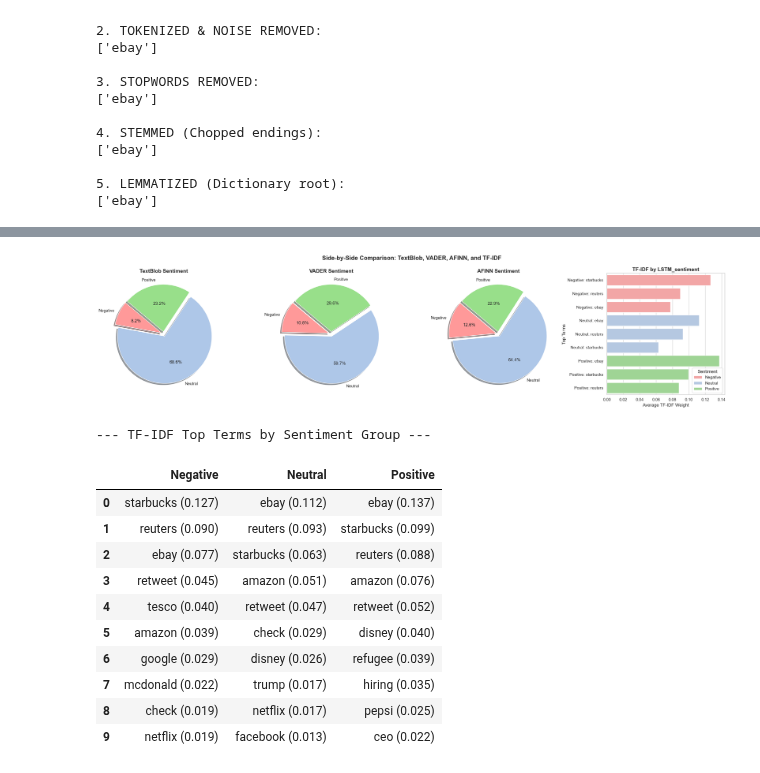
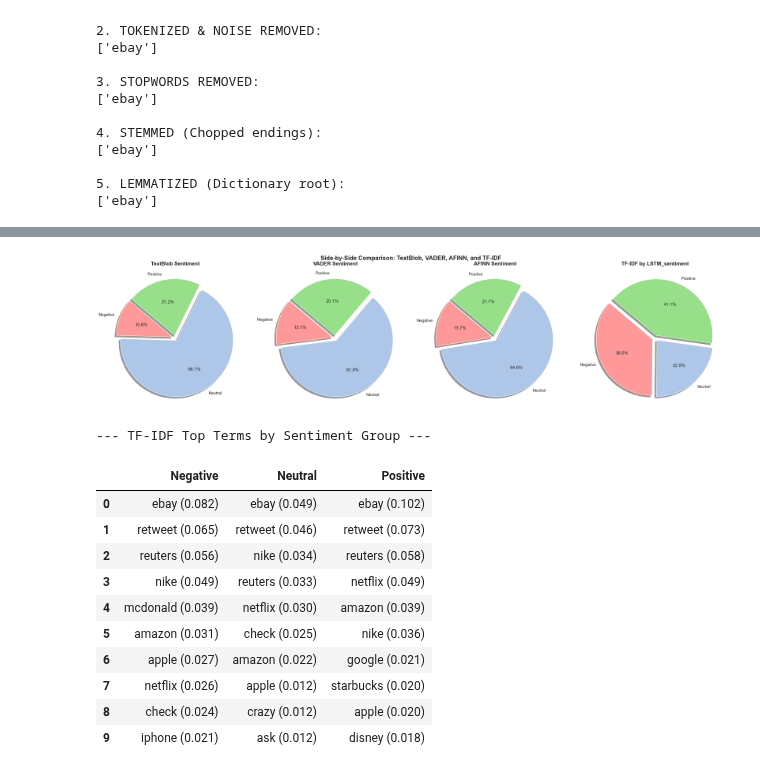
Before and after one commit to hafyze/scm, a Jupyter notebook: Old_Assignment.ipynb, the cells around one changed output, grey strips where cells are left out. Cells and saved outputs as stored; diff of their text form; code cells hidden in the pictures.

```diff
--- a/Old_Assignment.ipynb
+++ b/Old_Assignment.ipynb
@@ -15,7 +15,7 @@ path = "dataset.csv"
 df = pd.read_csv(path)
 
 # Creating a small sample for faster processing during the notebook
-df = df.head(20000).copy()
+df = df.head(100000).copy()
 
 print(f"Using sample size: {len(df):,}")
 print(df.head())
@@ -656,7 +649,8 @@ if 'LSTM_sentiment' not in df.columns and 'LSTM_POLARITY' in df.columns:
 tfidf_vectorizer = TfidfVectorizer(max_features=1000, stop_words='english')
 tfidf_matrix = tfidf_vectorizer.fit_transform(df['joined_tokens'])
 feature_names = tfidf_vectorizer.get_feature_names_out()
-df_tfidf = pd.DataFrame(tfidf_matrix.toarray(), columns=feature_names)
+# Ensure the TF-IDF DataFrame uses the same index as the original df so .loc with df indices works
+df_tfidf = pd.DataFrame(tfidf_matrix.toarray(), columns=feature_names, index=df.index)
 
 sentiment_order = ['Negative', 'Neutral', 'Positive']
 sentiment_columns = ['textblob_sentiment', 'vader_sentiment', 'afinn_sentiment']
@@ -750,67 +744,56 @@ for ax, (method_name, column_name) in zip(axes[:3], method_columns):
         counts,
         labels=counts.index,
         autopct='%1.1f%%',
         startangle=140,
         colors=pie_palette,
         explode=(0.05, 0.05, 0.05),
         shadow=True,
     )
     ax.set_title(f'{method_name} Sentiment', fontsize=14, fontweight='bold')
 
-tfidf_plot_rows = []
-for sentiment in sentiment_order:
-    top_terms = tfidf_top_terms[sentiment].head(3)
-    for term, score in top_terms.items():
-        tfidf_plot_rows.append({
-            'label': f'{sentiment}: {term}',
-            'score': score,
-            'sentiment': sentiment,
-        })
+tfidf_sentiment_strength = pd.Series({
+    sentiment: tfidf_top_terms[sentiment].head(3).sum()
+    for sentiment in sentiment_order
+}).reindex(sentiment_order).fillna(0)
 
-tfidf_plot_df = pd.DataFrame(tfidf_plot_rows)
-sentiment_colors = {'Negative': '#ff9999', 'Neutral': '#aec7e8', 'Positive': '#98df8a'}
-
-if not tfidf_plot_df.empty:
-    sns.barplot(
-        data=tfidf_plot_df,
-        x='score',
-        y='label',
-        hue='sentiment',
-        dodge=False,
-        palette=sentiment_colors,
-        ax=axes[3],
+if tfidf_sentiment_strength.sum() > 0:
+    axes[3].pie(
+        tfidf_sentiment_strength,
+        labels=tfidf_sentiment_strength.index,
+        autopct='%1.1f%%',
+        startangle=140,
+        colors=pie_palette,
+        explode=(0.05, 0.05, 0.05),
+        shadow=True,
     )
     axes[3].set_title(f'TF-IDF by {tfidf_group_column}', fontsize=14, fontweight='bold')
-    axes[3].set_xlabel('Average TF-IDF Weight')
-    axes[3].set_ylabel('Top Terms')
-    axes[3].legend(title='Sentiment', loc='lower right')
 else:
     axes[3].set_title(f'TF-IDF by {tfidf_group_column}', fontsize=14, fontweight='bold')
     axes[3].text(0.5, 0.5, 'No TF-IDF data', ha='center', va='center')
     axes[3].axis('off')
 
 plt.suptitle('Side-by-Side Comparison: TextBlob, VADER, AFINN, and TF-IDF', fontsize=16, fontweight='bold')
 plt.tight_layout()
 plt.show()
 
 tfidf_summary_table = pd.concat({
     sentiment: pd.Series([f"{term} ({score:.3f})" for term, score in tfidf_top_terms[sentiment].items()])
     for sentiment in ['Negative', 'Neutral', 'Positive']
 }, axis=1)
 
 print('--- TF-IDF Top Terms by Sentiment Group ---')
 display(tfidf_summary_table)
 # %% [output]
-[figure, old version]
+[figure, new version]
 --- TF-IDF Top Terms by Sentiment Group ---
 |  | Negative | Neutral | Positive |
-| 0 | starbucks (0.127) | ebay (0.112) | ebay (0.137) |
-| 1 | reuters (0.090) | reuters (0.093) | starbucks (0.099) |
-| 2 | ebay (0.077) | starbucks (0.063) | reuters (0.088) |
-| 3 | retweet (0.045) | amazon (0.051) | amazon (0.076) |
-| 4 | tesco (0.040) | retweet (0.047) | retweet (0.052) |
-| 5 | amazon (0.039) | check (0.029) | disney (0.040) |
-| 6 | google (0.029) | disney (0.026) | refugee (0.039) |
-| 7 | mcdonald (0.022) | trump (0.017) | hiring (0.035) |
-| 8 | check (0.019) | netflix (0.017) | pepsi (0.025) |
-| 9 | netflix (0.019) | facebook (0.013) | ceo (0.022) |
+| 0 | ebay (0.082) | ebay (0.049) | ebay (0.102) |
+| 1 | retweet (0.065) | retweet (0.046) | retweet (0.073) |
+| 2 | reuters (0.056) | nike (0.034) | reuters (0.058) |
+| 3 | nike (0.049) | reuters (0.033) | netflix (0.049) |
+| 4 | mcdonald (0.039) | netflix (0.030) | amazon (0.039) |
+| 5 | amazon (0.031) | check (0.025) | nike (0.036) |
+| 6 | apple (0.027) | amazon (0.022) | google (0.021) |
+| 7 | netflix (0.026) | apple (0.012) | starbucks (0.020) |
+| 8 | check (0.024) | crazy (0.012) | apple (0.020) |
+| 9 | iphone (0.021) | ask (0.012) | disney (0.018) |
```
Also changed, not shown: parts of 17 cells of this notebook.
